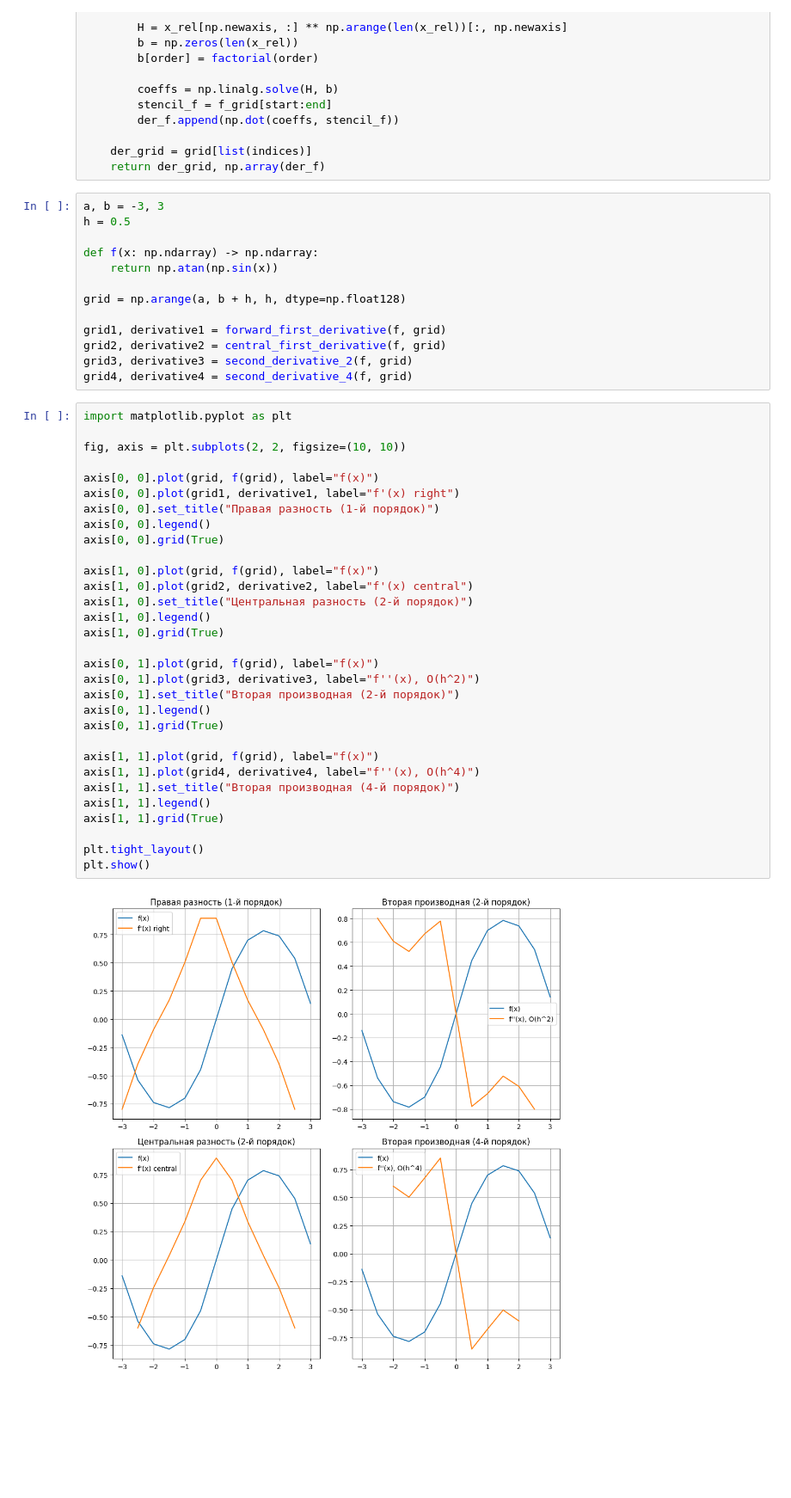
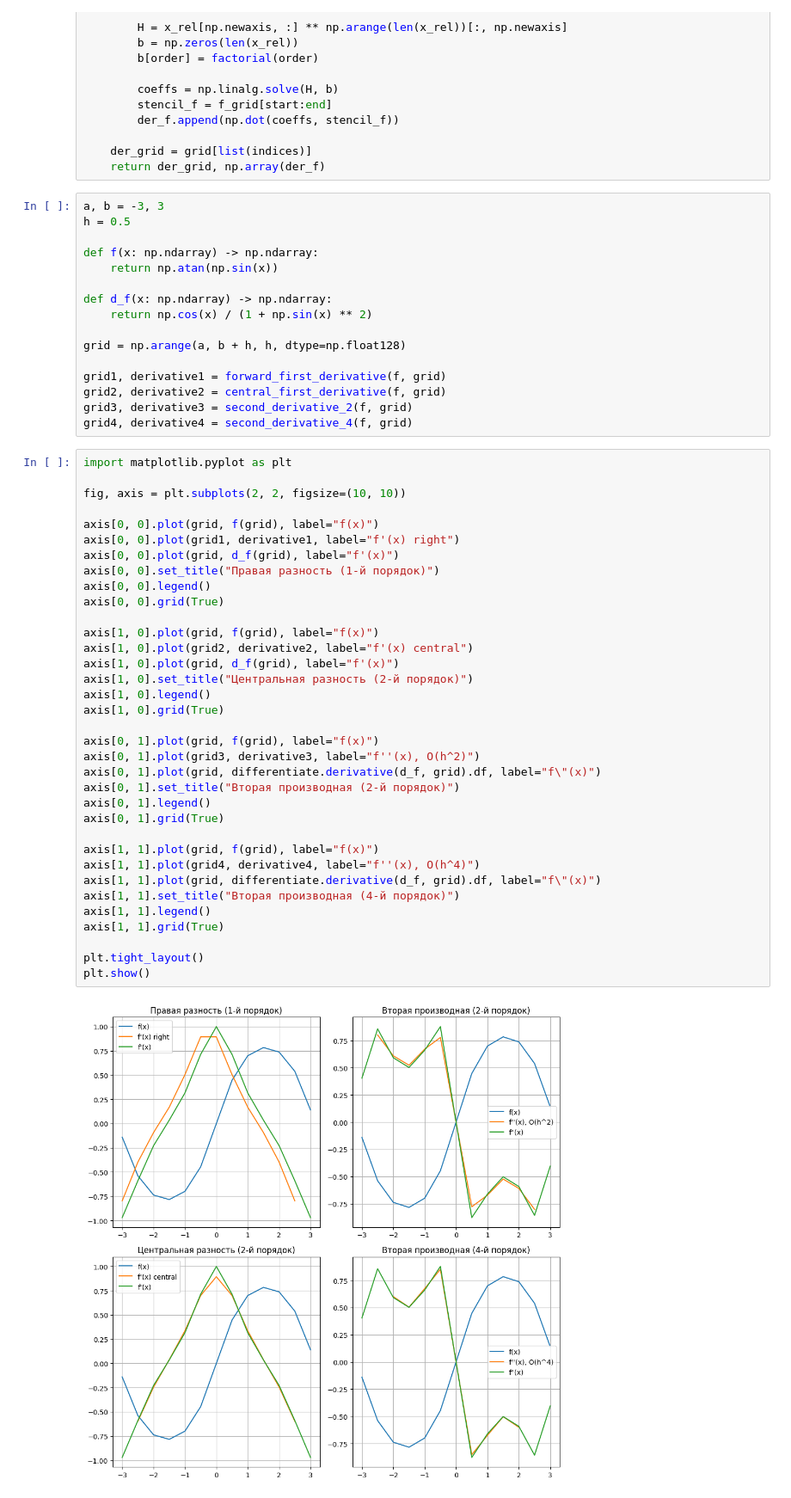
Before and after one commit to AndreDon0/Numerical_methods, a Jupyter notebook: labs/2.ipynb, the cells around one changed output. Shown at 86% size. Saved outputs shown, nothing was run; the diff lists cells and outputs as text; blank space fills up the shorter version.

```diff
--- a/labs/2.ipynb
+++ b/labs/2.ipynb
@@ -76,6 +77,9 @@ h = 0.5
 def f(x: np.ndarray) -> np.ndarray:
     return np.atan(np.sin(x))
 
+def d_f(x: np.ndarray) -> np.ndarray:
+    return np.cos(x) / (1 + np.sin(x) ** 2)
+
 grid = np.arange(a, b + h, h, dtype=np.float128)
 
 grid1, derivative1 = forward_first_derivative(f, grid)
@@ -87,31 +91,35 @@ import matplotlib.pyplot as plt
 
 fig, axis = plt.subplots(2, 2, figsize=(10, 10))
 
 axis[0, 0].plot(grid, f(grid), label="f(x)")
 axis[0, 0].plot(grid1, derivative1, label="f'(x) right")
+axis[0, 0].plot(grid, d_f(grid), label="f'(x)")
 axis[0, 0].set_title("Правая разность (1-й порядок)")
 axis[0, 0].legend()
 axis[0, 0].grid(True)
 
 axis[1, 0].plot(grid, f(grid), label="f(x)")
 axis[1, 0].plot(grid2, derivative2, label="f'(x) central")
+axis[1, 0].plot(grid, d_f(grid), label="f'(x)")
 axis[1, 0].set_title("Центральная разность (2-й порядок)")
 axis[1, 0].legend()
 axis[1, 0].grid(True)
 
 axis[0, 1].plot(grid, f(grid), label="f(x)")
 axis[0, 1].plot(grid3, derivative3, label="f''(x), O(h^2)")
+axis[0, 1].plot(grid, differentiate.derivative(d_f, grid).df, label="f\"(x)")
 axis[0, 1].set_title("Вторая производная (2-й порядок)")
 axis[0, 1].legend()
 axis[0, 1].grid(True)
 
 axis[1, 1].plot(grid, f(grid), label="f(x)")
 axis[1, 1].plot(grid4, derivative4, label="f''(x), O(h^4)")
+axis[1, 1].plot(grid, differentiate.derivative(d_f, grid).df, label="f\"(x)")
 axis[1, 1].set_title("Вторая производная (4-й порядок)")
 axis[1, 1].legend()
 axis[1, 1].grid(True)
 
 plt.tight_layout()
 plt.show()
 # %% [output]
-[figure, old version]
+[figure, new version]
```
Also changed, not shown: parts of 4 cells of this notebook.
